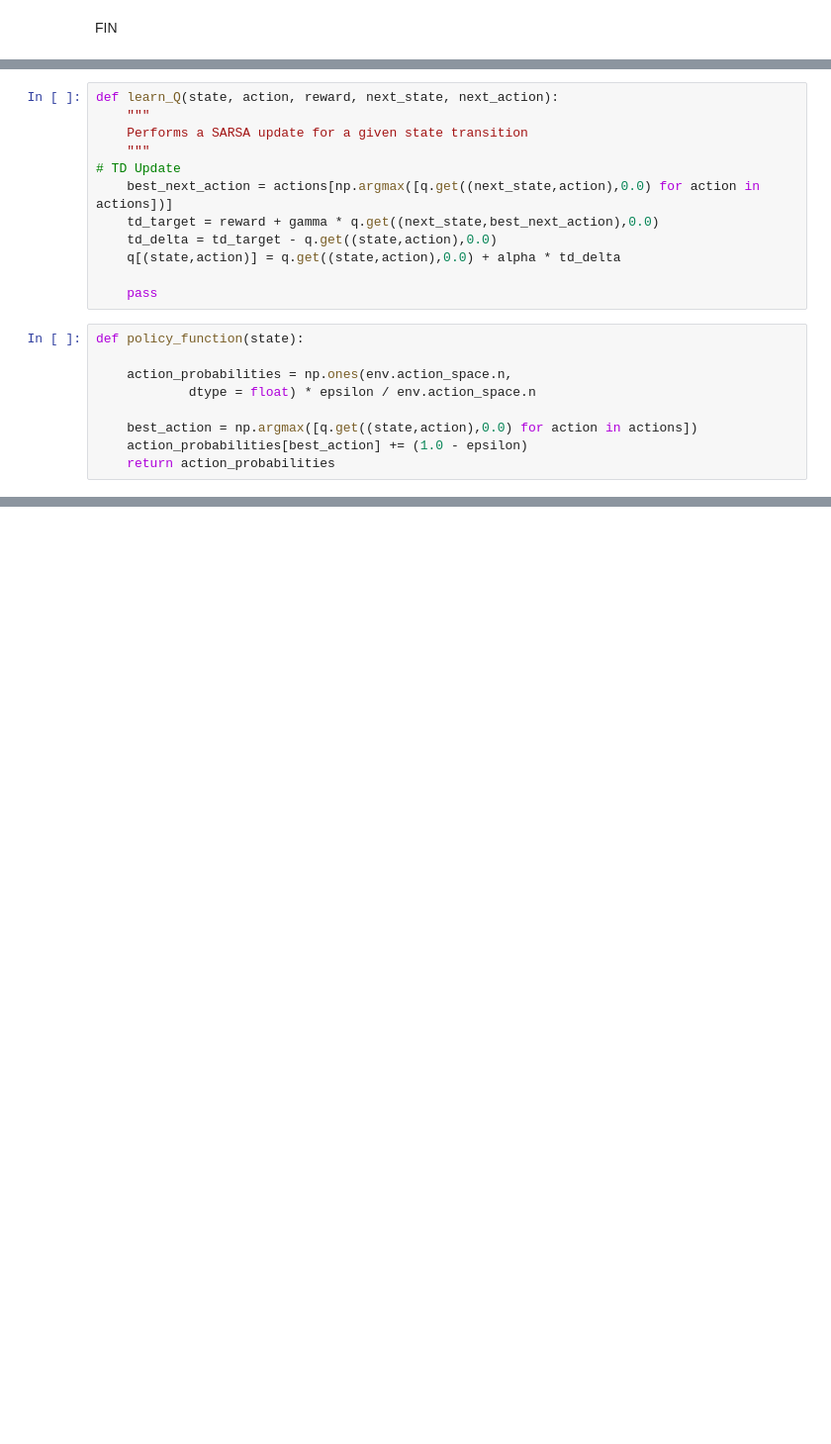
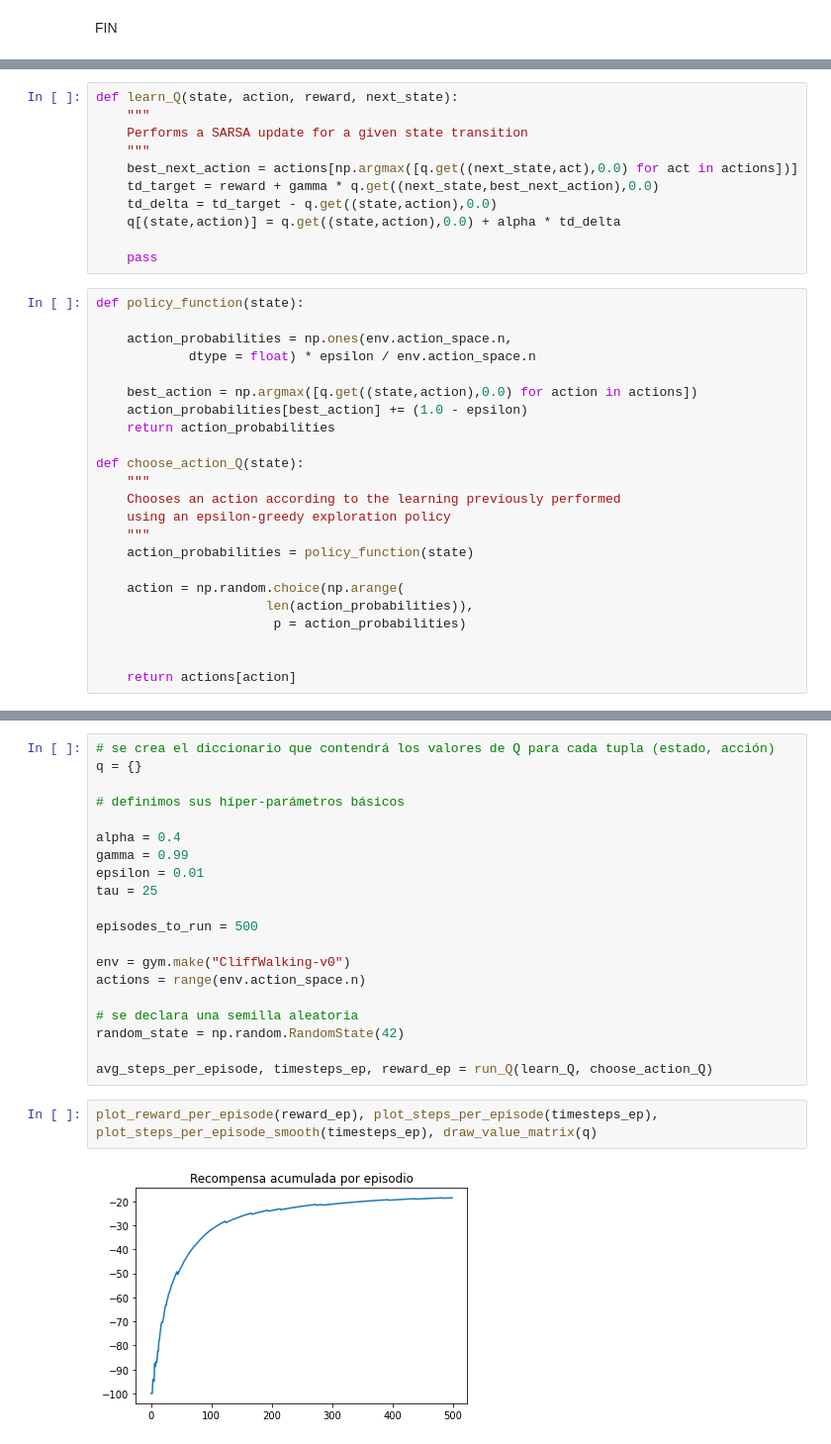
Before and after one commit to natanrajch/DiploDatos, a Jupyter notebook: aprendizaje_refuerzos/lab_1_grupo1.ipynb, the cells around one changed output, grey strips where cells are left out. Shown at 99% size. Saved outputs shown, nothing was run; the diff lists cells and outputs as text; blank space fills up the shorter version.

```diff
--- a/aprendizaje_refuerzos/lab_1_grupo1.ipynb
+++ b/aprendizaje_refuerzos/lab_1_grupo1.ipynb
@@ -440,10 +479,9 @@ FIN
 # %%
-def learn_Q(state, action, reward, next_state, next_action):
+def learn_Q(state, action, reward, next_state):
     """
     Performs a SARSA update for a given state transition
     """
-# TD Update
-    best_next_action = actions[np.argmax([q.get((next_state,action),0.0) for action in actions])]
+    best_next_action = actions[np.argmax([q.get((next_state,act),0.0) for act in actions])]
     td_target = reward + gamma * q.get((next_state,best_next_action),0.0)
     td_delta = td_target - q.get((state,action),0.0)
     q[(state,action)] = q.get((state,action),0.0) + alpha * td_delta
@@ -458,3 +496,17 @@ def policy_function(state):
     best_action = np.argmax([q.get((state,action),0.0) for action in actions])
     action_probabilities[best_action] += (1.0 - epsilon)
     return action_probabilities
+
+def choose_action_Q(state):
+    """
+    Chooses an action according to the learning previously performed
+    using an epsilon-greedy exploration policy
+    """
+    action_probabilities = policy_function(state)
+
+    action = np.random.choice(np.arange(
+                      len(action_probabilities)),
+                       p = action_probabilities)
+
+
+    return actions[action]
@@ -460,0 +558,24 @@ def policy_function(state):
+# %%
+# se crea el diccionario que contendrá los valores de Q para cada tupla (estado, acción)
+q = {}
+
+# definimos sus híper-parámetros básicos
+
+alpha = 0.4
+gamma = 0.99
+epsilon = 0.01
+tau = 25
+
+episodes_to_run = 500
+
+env = gym.make("CliffWalking-v0")
+actions = range(env.action_space.n)
+
+# se declara una semilla aleatoria
+random_state = np.random.RandomState(42)
+
+avg_steps_per_episode, timesteps_ep, reward_ep = run_Q(learn_Q, choose_action_Q)
+# %%
+plot_reward_per_episode(reward_ep), plot_steps_per_episode(timesteps_ep), plot_steps_per_episode_smooth(timesteps_ep), draw_value_matrix(q)
+# %% [output]
+[figure, added]
```
Also changed, not shown: parts of 17 cells of this notebook.
